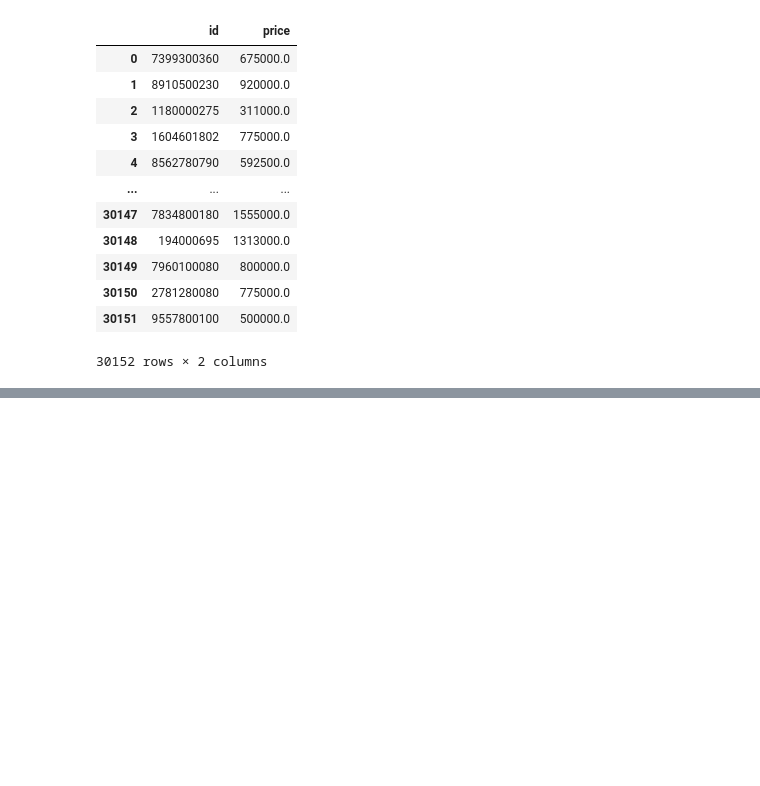
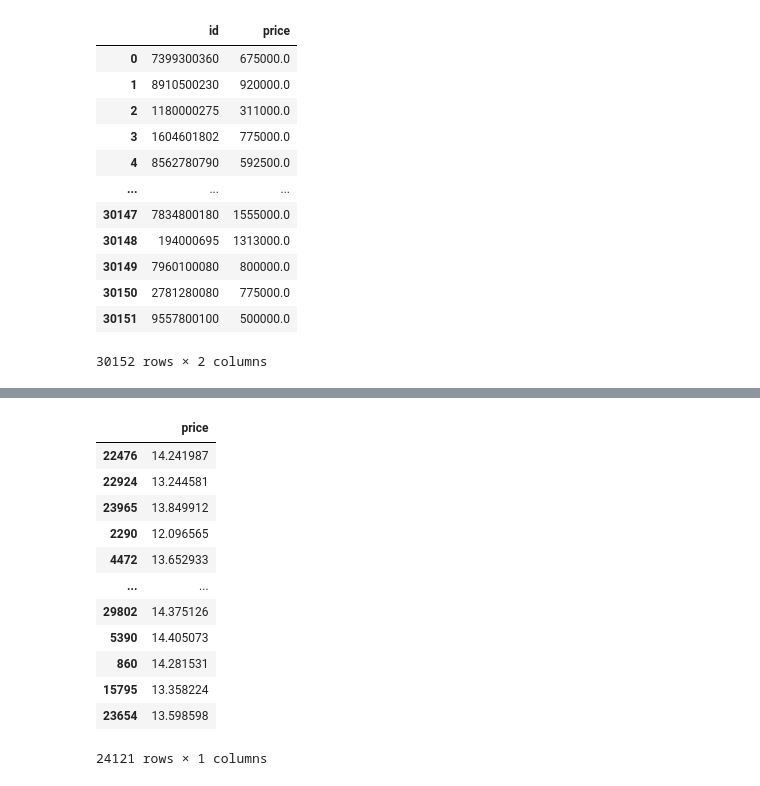
Before and after one commit to alexanderdaffara/HousingSalesRegression, a Jupyter notebook: Andre_Notebook.ipynb, the cells around one changed output, grey strips where cells are left out. Drawn from its saved outputs; the diff is of its cells as text; code cells hidden in the pictures; blank space fills up the shorter version.

```diff
--- a/Andre_Notebook.ipynb
+++ b/Andre_Notebook.ipynb
@@ -1161,0 +1250,16 @@ Int64Index([414, 345, 236,  44, 324, 241,  34,  54,  82, 188,
+# %%
+y_train
+# %% [output]
+|  | price |
+| 22476 | 14.241987 |
+| 22924 | 13.244581 |
+| 23965 | 13.849912 |
+| 2290 | 12.096565 |
+| 4472 | 13.652933 |
+| ... | ... |
+| 29802 | 14.375126 |
+| 5390 | 14.405073 |
+| 860 | 14.281531 |
+| 15795 | 13.358224 |
+| 23654 | 13.598598 |
+24121 rows × 1 columns
```
Also changed, not shown: parts of 17 cells of this notebook.
